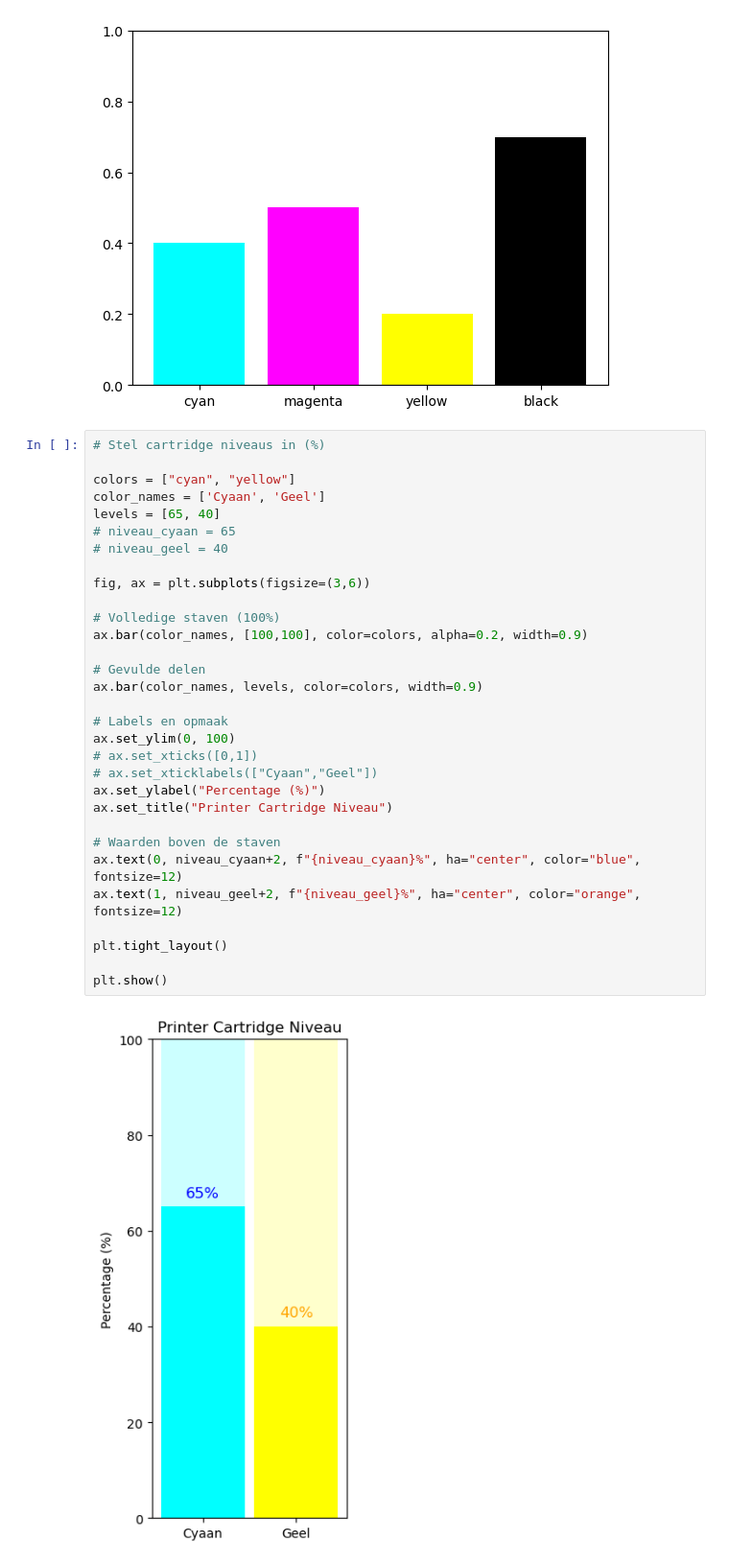
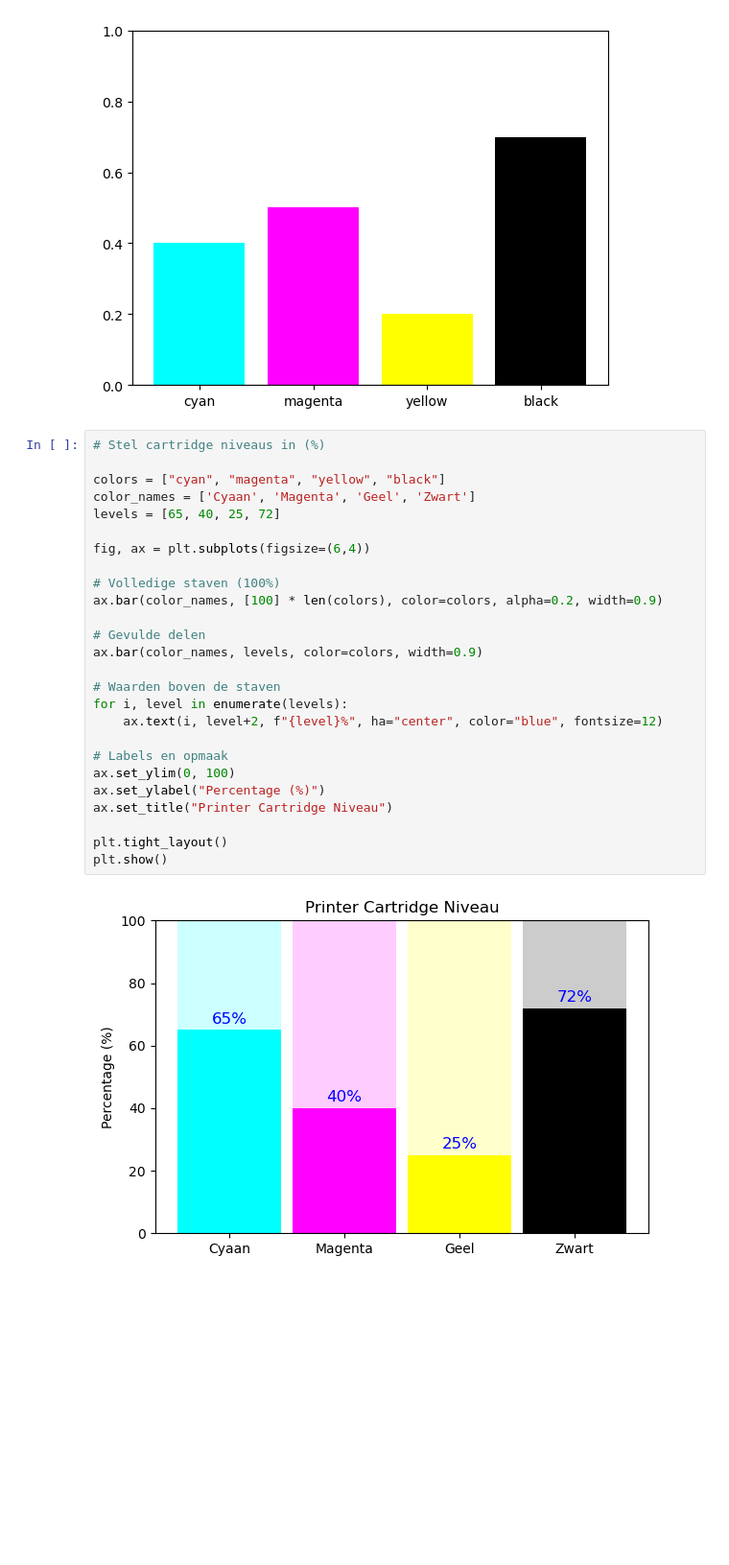
Before and after one commit to get-to-work-together/Defensie-Python-Traject, a Jupyter notebook: Cursus/Dag 8/demo_matplotlib.ipynb, the cells around one changed output. Shown at 96% size. Saved outputs shown, nothing was run; the diff lists cells and outputs as text; blank space fills up the shorter version.

```diff
--- a/Cursus/Dag 8/demo_matplotlib.ipynb
+++ b/Cursus/Dag 8/demo_matplotlib.ipynb
@@ -239,33 +239,28 @@ plt.show()
 # %%
 # Stel cartridge niveaus in (%)
 
-colors = ["cyan", "yellow"]
-color_names = ['Cyaan', 'Geel']
-levels = [65, 40]
-# niveau_cyaan = 65
-# niveau_geel = 40
+colors = ["cyan", "magenta", "yellow", "black"]
+color_names = ['Cyaan', 'Magenta', 'Geel', 'Zwart']
+levels = [65, 40, 25, 72]
 
-fig, ax = plt.subplots(figsize=(3,6))
+fig, ax = plt.subplots(figsize=(6,4))
 
 # Volledige staven (100%)
-ax.bar(color_names, [100,100], color=colors, alpha=0.2, width=0.9)
+ax.bar(color_names, [100] * len(colors), color=colors, alpha=0.2, width=0.9)
 
 # Gevulde delen
 ax.bar(color_names, levels, color=colors, width=0.9)
 
+# Waarden boven de staven
+for i, level in enumerate(levels):
+    ax.text(i, level+2, f"{level}%", ha="center", color="blue", fontsize=12)
+
 # Labels en opmaak
 ax.set_ylim(0, 100)
-# ax.set_xticks([0,1])
-# ax.set_xticklabels(["Cyaan","Geel"])
 ax.set_ylabel("Percentage (%)")
 ax.set_title("Printer Cartridge Niveau")
 
-# Waarden boven de staven
-ax.text(0, niveau_cyaan+2, f"{niveau_cyaan}%", ha="center", color="blue", fontsize=12)
-ax.text(1, niveau_geel+2, f"{niveau_geel}%", ha="center", color="orange", fontsize=12)
-
 plt.tight_layout()
-
 plt.show()
 # %% [output]
-[figure, old version]
+[figure, new version]
```
Also changed, not shown: 1 other file.
